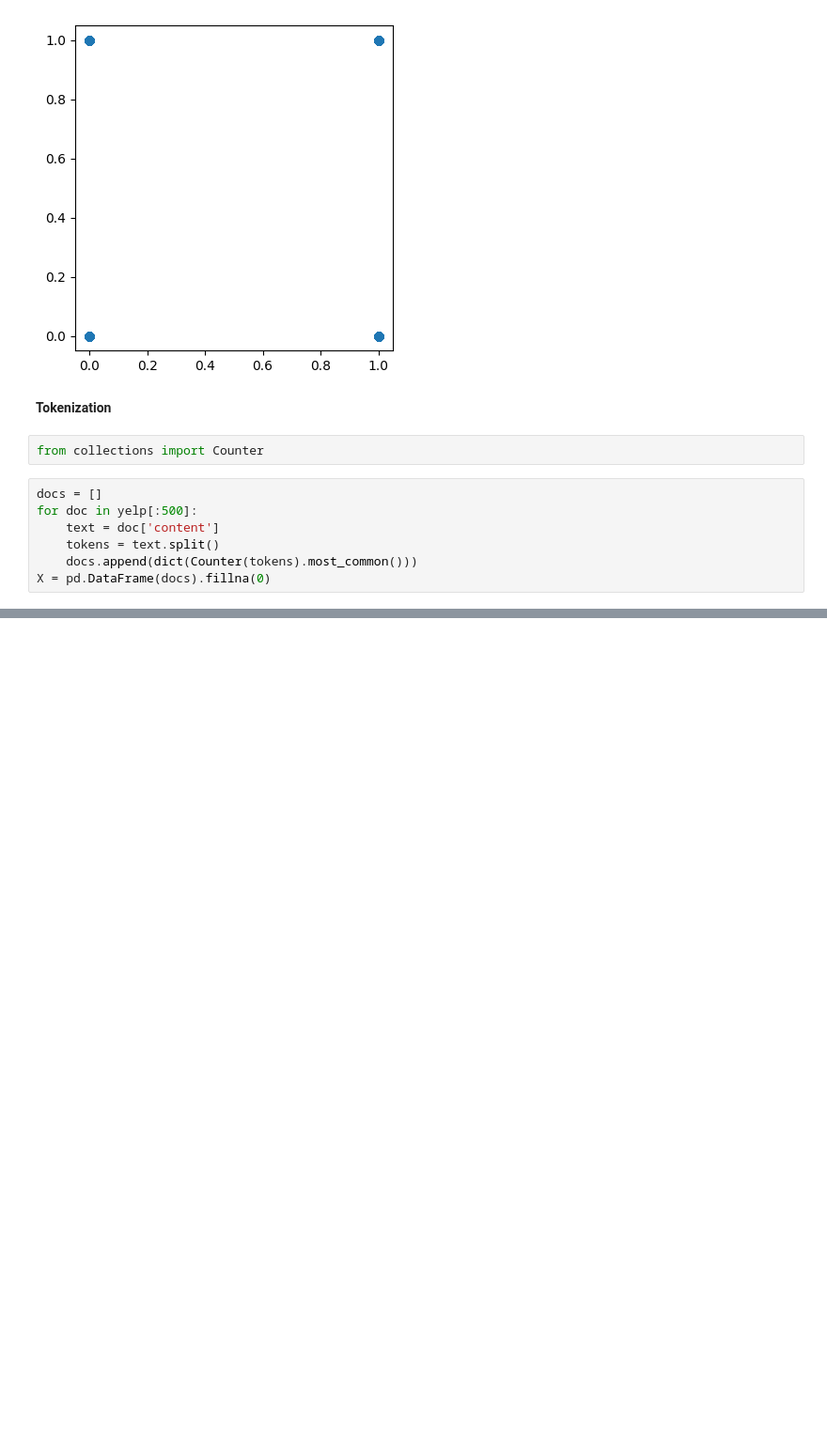
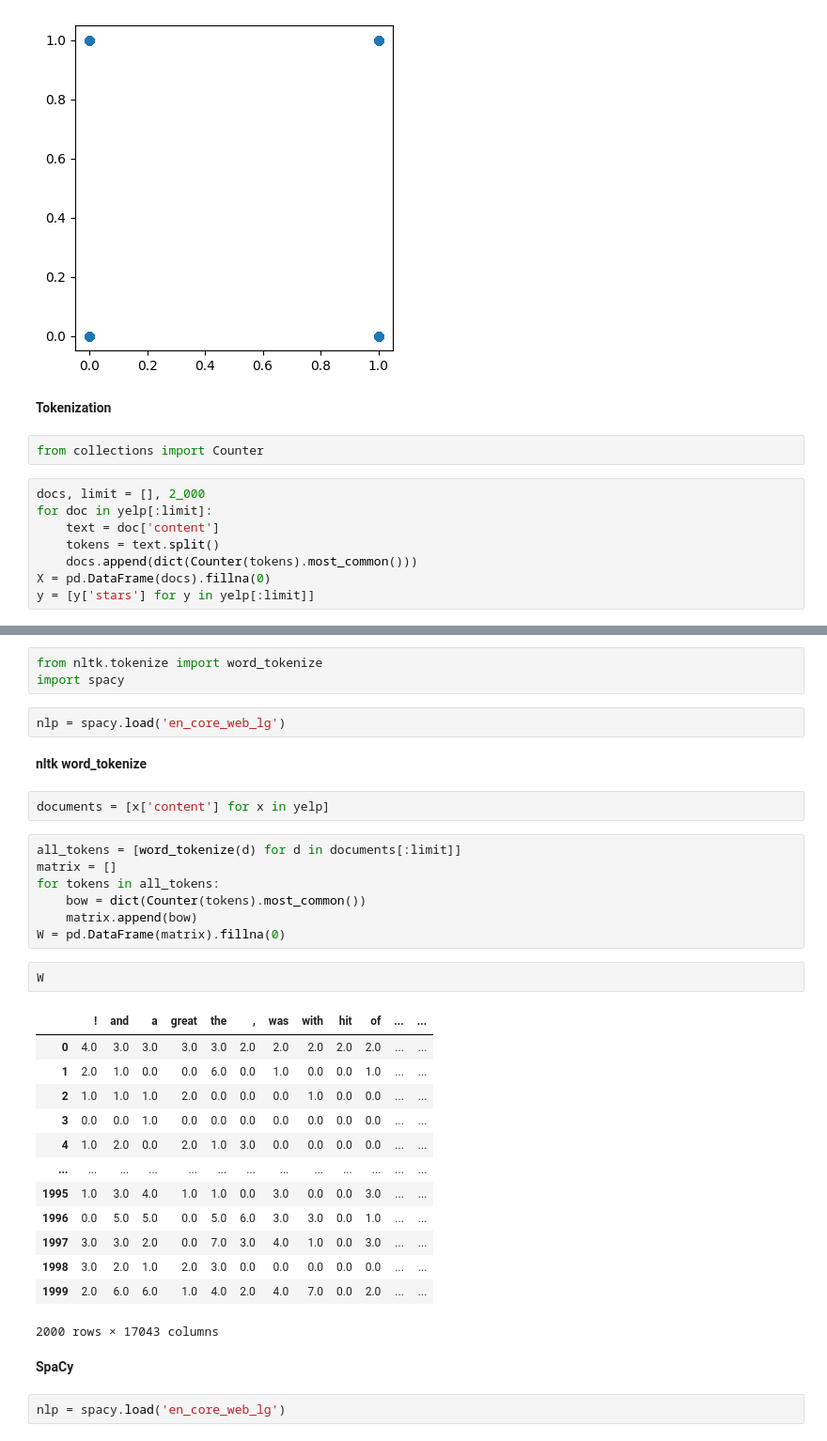
Before and after one commit to afflint/textsent, a Jupyter notebook: 2023-24/yelp/intro-vsm.ipynb, the cells around one changed output, grey strips where cells are left out. Shown at 94% size. Saved outputs shown, nothing was run; the diff lists cells and outputs as text; blank space fills up the shorter version.

```diff
--- a/2023-24/yelp/intro-vsm.ipynb
+++ b/2023-24/yelp/intro-vsm.ipynb
@@ -48,12 +49,13 @@ plt.show()
 # %%
 from collections import Counter
 # %%
-docs = []
-for doc in yelp[:500]:
+docs, limit = [], 2_000
+for doc in yelp[:limit]:
     text = doc['content']
     tokens = text.split()
     docs.append(dict(Counter(tokens).most_common()))
 X = pd.DataFrame(docs).fillna(0)
+y = [y['stars'] for y in yelp[:limit]]
 # %%
 X.head()
 # %% [output]
@@ -81,0 +91,36 @@ Name: 0, Length: 10238, dtype: float64
+# %%
+from nltk.tokenize import word_tokenize
+import spacy
+# %%
+nlp = spacy.load('en_core_web_lg')
+# %% [markdown]
+**nltk word_tokenize**
+# %%
+documents = [x['content'] for x in yelp]
+# %%
+all_tokens = [word_tokenize(d) for d in documents[:limit]]
+matrix = []
+for tokens in all_tokens:
+    bow = dict(Counter(tokens).most_common())
+    matrix.append(bow)
+W = pd.DataFrame(matrix).fillna(0)
+# %%
+W
+# %% [output]
+|  | ! | and | a | great | the | , | was | with | hit | of | ... | ... |
+| 0 | 4.0 | 3.0 | 3.0 | 3.0 | 3.0 | 2.0 | 2.0 | 2.0 | 2.0 | 2.0 | ... | ... |
+| 1 | 2.0 | 1.0 | 0.0 | 0.0 | 6.0 | 0.0 | 1.0 | 0.0 | 0.0 | 1.0 | ... | ... |
+| 2 | 1.0 | 1.0 | 1.0 | 2.0 | 0.0 | 0.0 | 0.0 | 1.0 | 0.0 | 0.0 | ... | ... |
+| 3 | 0.0 | 0.0 | 1.0 | 0.0 | 0.0 | 0.0 | 0.0 | 0.0 | 0.0 | 0.0 | ... | ... |
+| 4 | 1.0 | 2.0 | 0.0 | 2.0 | 1.0 | 3.0 | 0.0 | 0.0 | 0.0 | 0.0 | ... | ... |
+| ... | ... | ... | ... | ... | ... | ... | ... | ... | ... | ... | ... | ... |
+| 1995 | 1.0 | 3.0 | 4.0 | 1.0 | 1.0 | 0.0 | 3.0 | 0.0 | 0.0 | 3.0 | ... | ... |
+| 1996 | 0.0 | 5.0 | 5.0 | 0.0 | 5.0 | 6.0 | 3.0 | 3.0 | 0.0 | 1.0 | ... | ... |
+| 1997 | 3.0 | 3.0 | 2.0 | 0.0 | 7.0 | 3.0 | 4.0 | 1.0 | 0.0 | 3.0 | ... | ... |
+| 1998 | 3.0 | 2.0 | 1.0 | 2.0 | 3.0 | 0.0 | 0.0 | 0.0 | 0.0 | 0.0 | ... | ... |
+| 1999 | 2.0 | 6.0 | 6.0 | 1.0 | 4.0 | 2.0 | 4.0 | 7.0 | 0.0 | 2.0 | ... | ... |
+2000 rows × 17043 columns
+# %% [markdown]
+**SpaCy**
+# %%
+nlp = spacy.load('en_core_web_lg')
```
Also changed, not shown: parts of 28 cells of this notebook, 2 other files.
